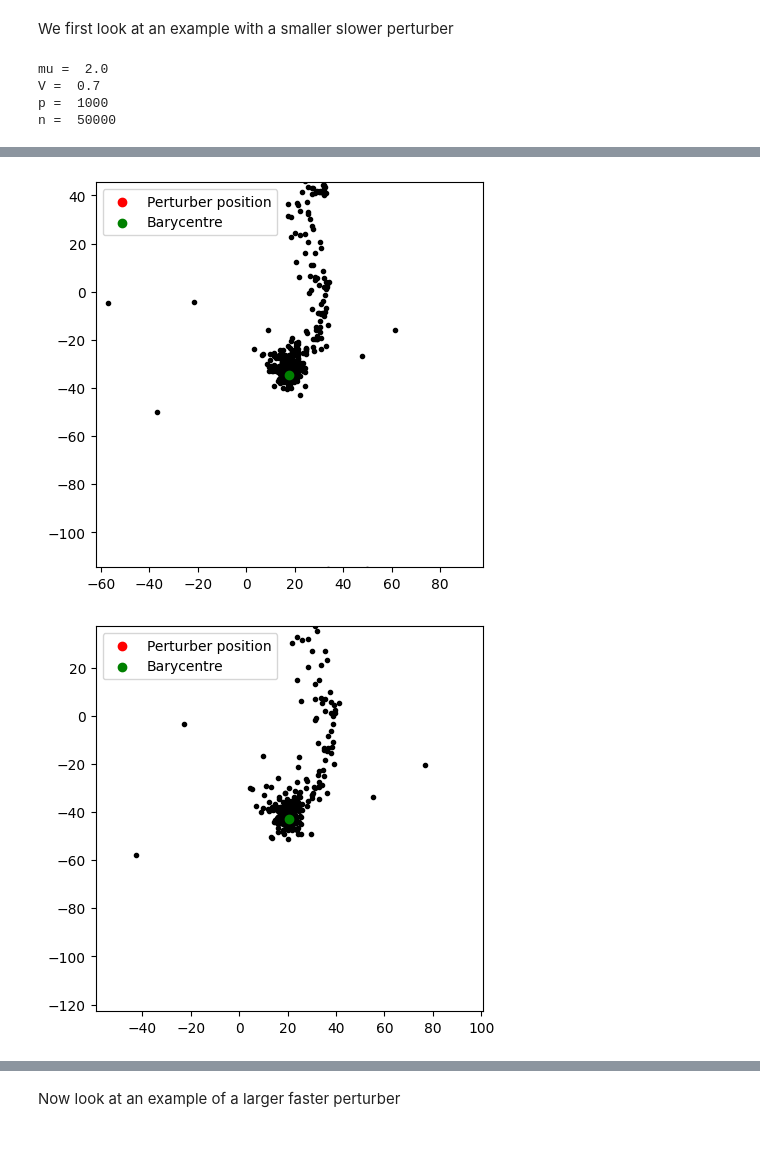
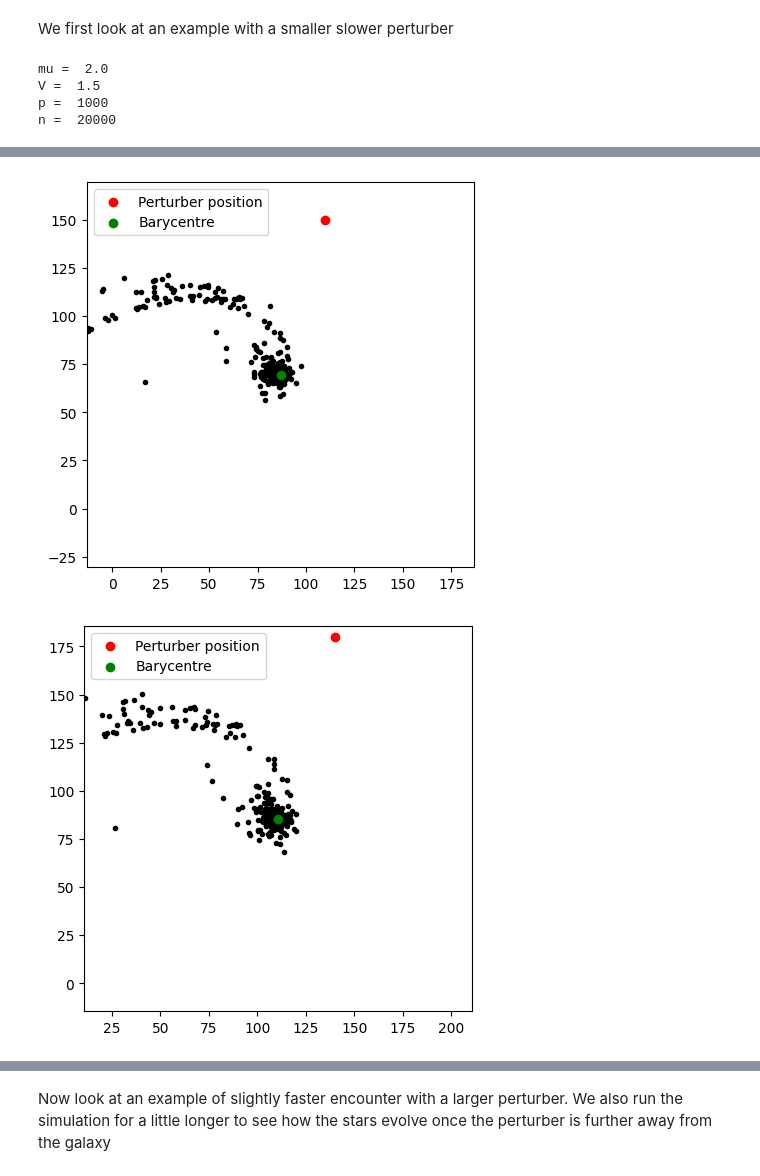
Before and after one commit to Emma-keaveney/Three-Body_Problem, a Jupyter notebook: simple_perturber_visualisations.ipynb, the cells around one changed output, grey strips where cells are left out. Saved outputs shown, nothing was run; the diff lists cells and outputs as text; code cells hidden in the pictures; blank space fills up the shorter version.

Commit message:
Galaxy collision with a point-mass perturber

```diff
--- a/simple_perturber_visualisations.ipynb
+++ b/simple_perturber_visualisations.ipynb
@@ -56,9 +56,9 @@ perturber = np.loadtxt("simp_ex1_perturber.txt", delimiter="\t")
 star_array = np.loadtxt("simp_ex1_stars.txt", delimiter="\t").reshape(n, p, 2)
 
 
-plotting(star_array,perturber,barycentre, n,8,160)
+plotting(star_array,perturber,barycentre, n,8,200)
 # %% [output]
 mu =  2.0
-V =  0.7
+V =  1.5
 p =  1000
-n =  50000
+n =  20000
@@ -70,2 +70,2 @@ n =  50000
-[figure, old version]
+[figure, new version]
-[figure, old version]
+[figure, new version]
@@ -73,5 +73,5 @@ n =  50000
 # %% [markdown]
-Now look at an example of a larger faster perturber
+Now look at an example of slightly faster encounter with a larger perturber. We also run the simulation for a little longer to see how the stars evolve once the perturber is further away from the galaxy
 # %%
 #.txt file from C++ file saves x,y positions separated by a tab
 params = np.loadtxt("simp_ex2_parameters.txt", delimiter="\t")
```
Also changed, not shown: parts of 4 cells of this notebook, 2 other files.
